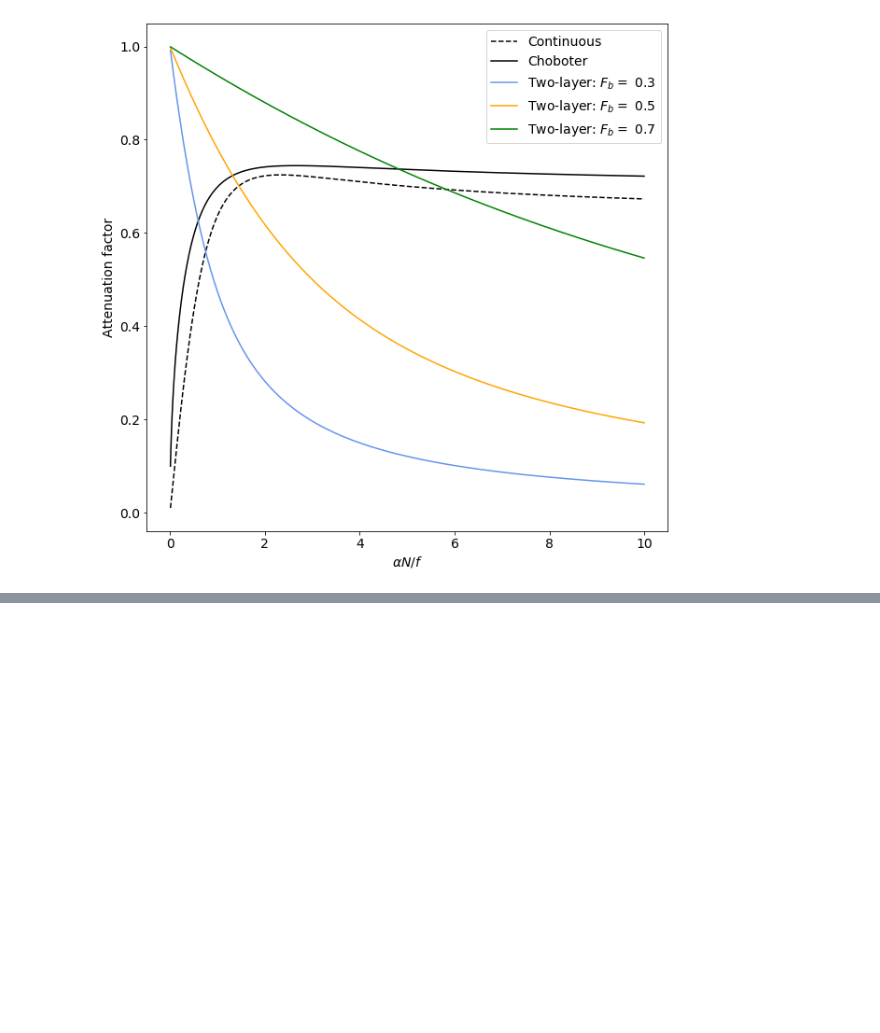
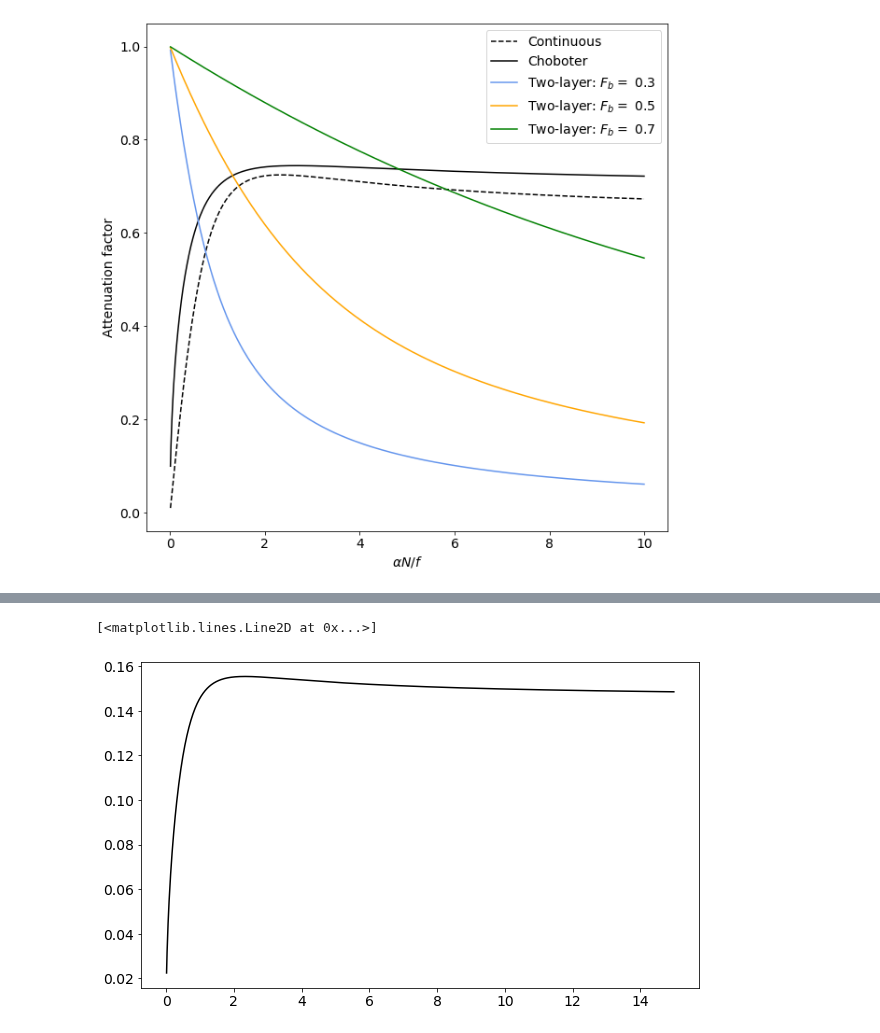
Before and after one commit to SalishSeaCast/analysis-ben, a Jupyter notebook: notebooks/SOG_upwelling_paperfigs/model_ramblings.ipynb, the cells around one changed output, grey strips where cells are left out. Saved outputs shown, nothing was run; the diff lists cells and outputs as text; code cells hidden in the pictures; blank space fills up the shorter version.

```diff
--- a/notebooks/SOG_upwelling_paperfigs/model_ramblings.ipynb
+++ b/notebooks/SOG_upwelling_paperfigs/model_ramblings.ipynb
@@ -234,0 +286,16 @@ $$\psi(x, z) = \left.\frac{\tau}{\rho_0f}\right|_{bot}^{top}$$
+# %%
+f, g, rho_0, tau, N, t = 1e-4, 9.81, 1e3, 0.1, 0.015, 1e5
+
+alpha = np.arange(0.0001, 0.1, 0.0001)
+S = alpha * N / f
+
+z = np.sqrt(tau * t / (rho_0 * N * np.arctan(S)) * 2 * S**2 / (1 + S**2)) / 200
+
+fig, ax = plt.subplots(figsize=(10, 6))
+#ax.set_xlim([0, 5e3])
+#ax.set_ylim([-100, 0])
+
+ax.plot(S, z, 'k-')
+# %% [output]
+[<matplotlib.lines.Line2D at 0x...>]
+[figure, added]
```
Also changed, not shown: parts of 4 cells of this notebook, 5 other files.
